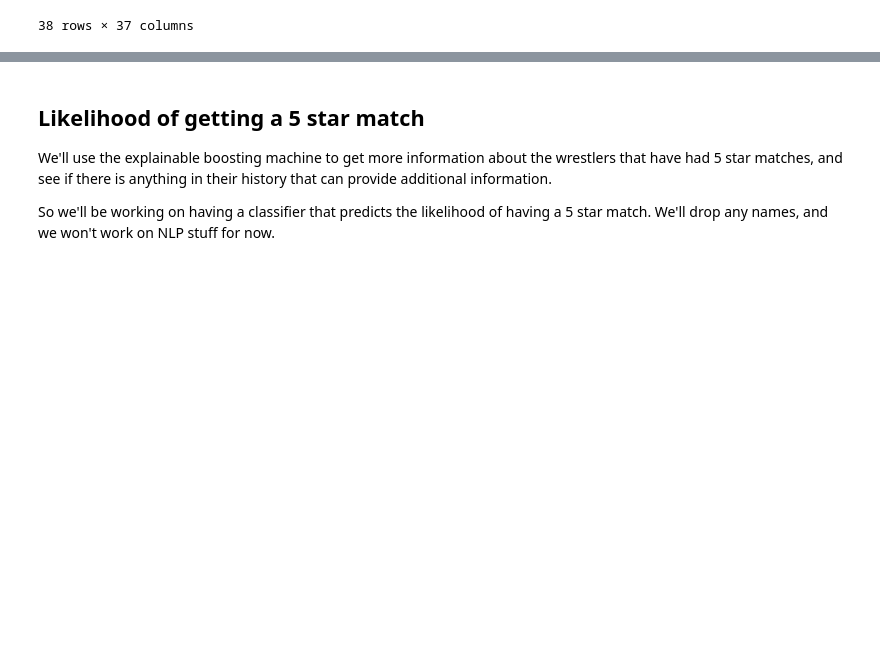
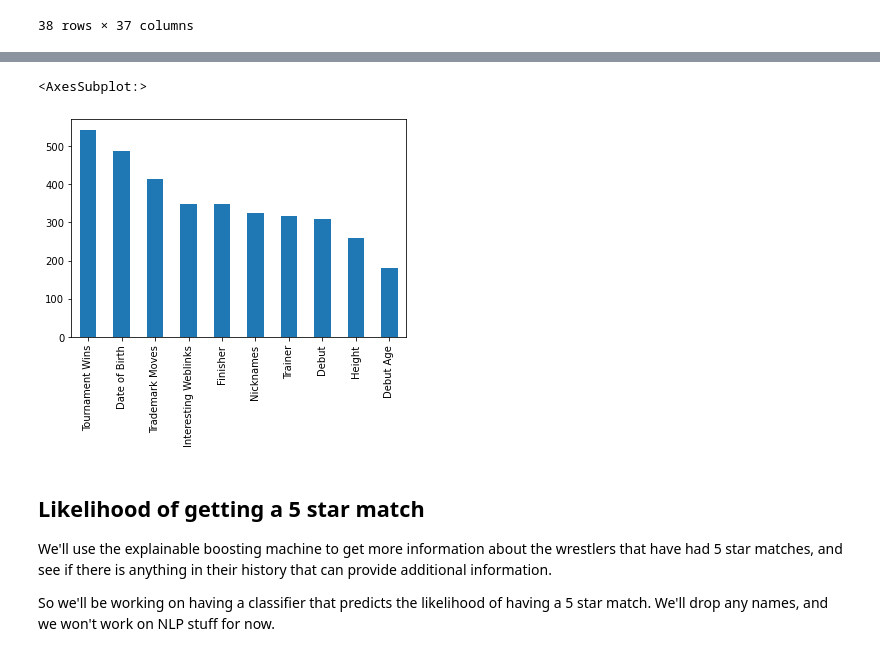
Before and after one commit to WhimZig/DataMadness, a Jupyter notebook: Data madness.ipynb, the cells around one changed output, grey strips where cells are left out. Drawn from its saved outputs; the diff is of its cells as text; code cells hidden in the pictures; blank space fills up the shorter version.

```diff
--- a/Data madness.ipynb
+++ b/Data madness.ipynb
@@ -404,3 +513,11 @@ It would be viable to just manually add information of "had a career beforehand"
+# %%
+f_df = pd.DataFrame([f_res, f_p], columns=X_var.columns, index=['F Score', 'P-Values']).transpose()
+f_df.sort_values(by='P-Values', inplace=True)
+
+f_df.iloc[:10, :]['F Score'].plot(kind='bar')
+# %% [output]
+<AxesSubplot:>
+[figure, added]
 # %% [markdown]
 ## Likelihood of getting a 5 star match
 We'll use the explainable boosting machine to get more information about the wrestlers that have had 5 star matches, and see if there is anything in their history that can provide additional information.
```
Also changed, not shown: parts of 27 cells of this notebook.
